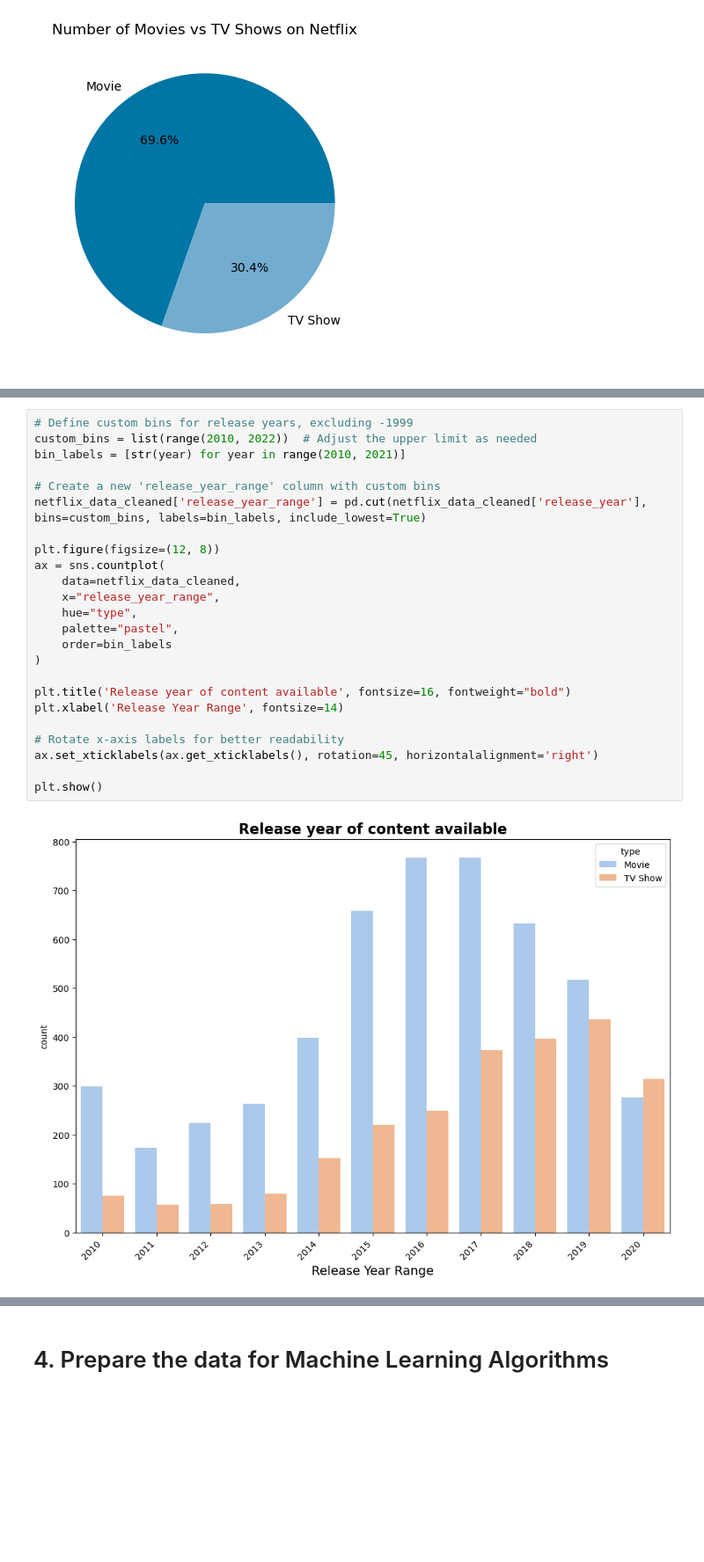
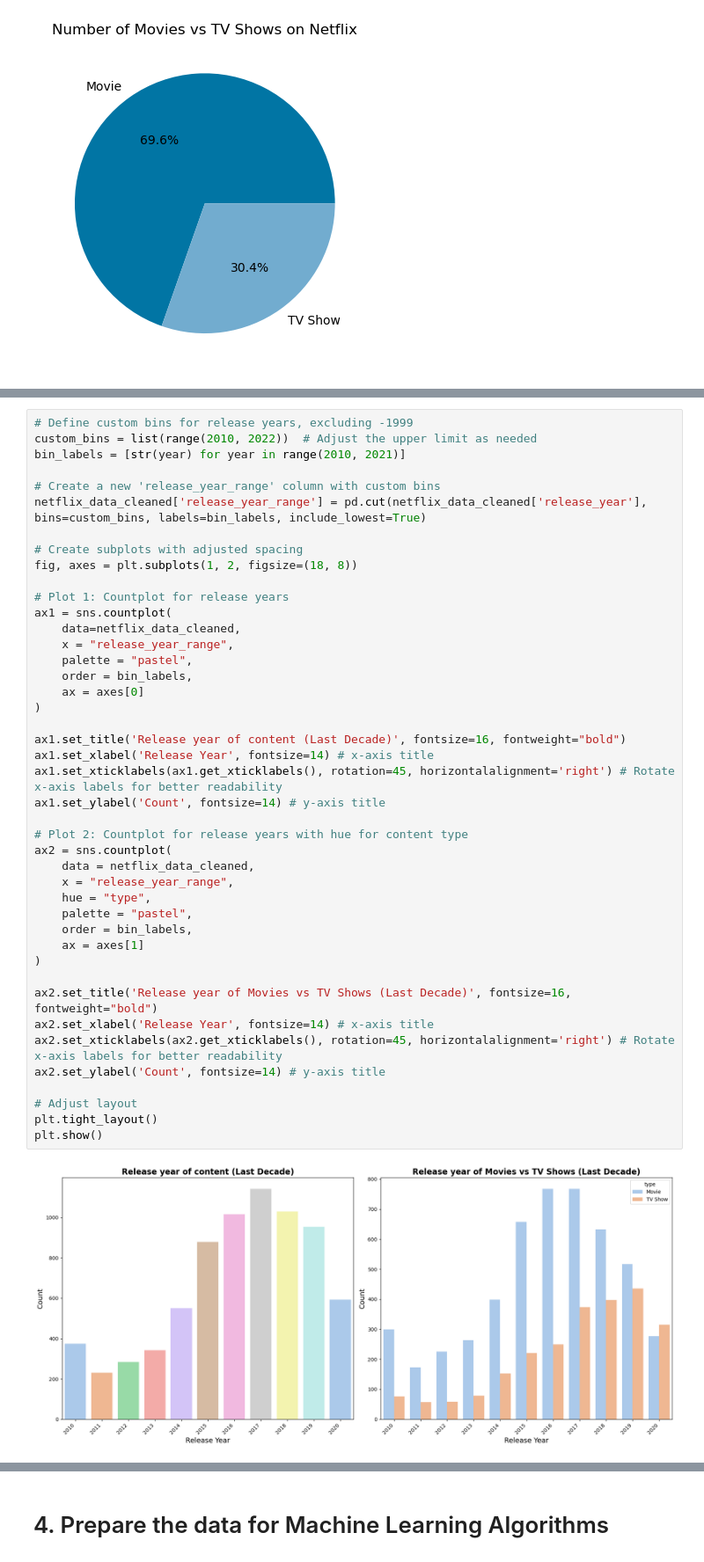
Before and after one commit to samincgs/netflix-show-release-trend-analysis, a Jupyter notebook: final-project.ipynb, the cells around one changed output, grey strips where cells are left out. Shown at 88% size. Cells and saved outputs as stored; diff of their text form; blank space fills up the shorter version.

```diff
--- a/final-project.ipynb
+++ b/final-project.ipynb
@@ -270,26 +284,45 @@ plt.show()
 # %%
 # Define custom bins for release years, excluding -1999
 custom_bins = list(range(2010, 2022))  # Adjust the upper limit as needed
 bin_labels = [str(year) for year in range(2010, 2021)]
 
 # Create a new 'release_year_range' column with custom bins
 netflix_data_cleaned['release_year_range'] = pd.cut(netflix_data_cleaned['release_year'], bins=custom_bins, labels=bin_labels, include_lowest=True)
 
-plt.figure(figsize=(12, 8))
-ax = sns.countplot(
+# Create subplots with adjusted spacing
+fig, axes = plt.subplots(1, 2, figsize=(18, 8))
+
+# Plot 1: Countplot for release years
+ax1 = sns.countplot(
     data=netflix_data_cleaned,
-    x="release_year_range",
-    hue="type",
-    palette="pastel",
-    order=bin_labels
+    x = "release_year_range",
+    palette = "pastel",
+    order = bin_labels,
+    ax = axes[0]
 )
 
-plt.title('Release year of content available', fontsize=16, fontweight="bold")
-plt.xlabel('Release Year Range', fontsize=14)
+ax1.set_title('Release year of content (Last Decade)', fontsize=16, fontweight="bold")
+ax1.set_xlabel('Release Year', fontsize=14) # x-axis title
+ax1.set_xticklabels(ax1.get_xticklabels(), rotation=45, horizontalalignment='right') # Rotate x-axis labels for better readability
+ax1.set_ylabel('Count', fontsize=14) # y-axis title
 
-# Rotate x-axis labels for better readability
-ax.set_xticklabels(ax.get_xticklabels(), rotation=45, horizontalalignment='right')
+# Plot 2: Countplot for release years with hue for content type
+ax2 = sns.countplot(
+    data = netflix_data_cleaned,
+    x = "release_year_range",
+    hue = "type",
+    palette = "pastel",
+    order = bin_labels,
+    ax = axes[1]
+)
 
+ax2.set_title('Release year of Movies vs TV Shows (Last Decade)', fontsize=16, fontweight="bold")
+ax2.set_xlabel('Release Year', fontsize=14) # x-axis title
+ax2.set_xticklabels(ax2.get_xticklabels(), rotation=45, horizontalalignment='right') # Rotate x-axis labels for better readability
+ax2.set_ylabel('Count', fontsize=14) # y-axis title
+
+# Adjust layout
+plt.tight_layout()
 plt.show()
 # %% [output]
-[figure, old version]
+[figure, new version]
```
Also changed, not shown: parts of 14 cells of this notebook.
